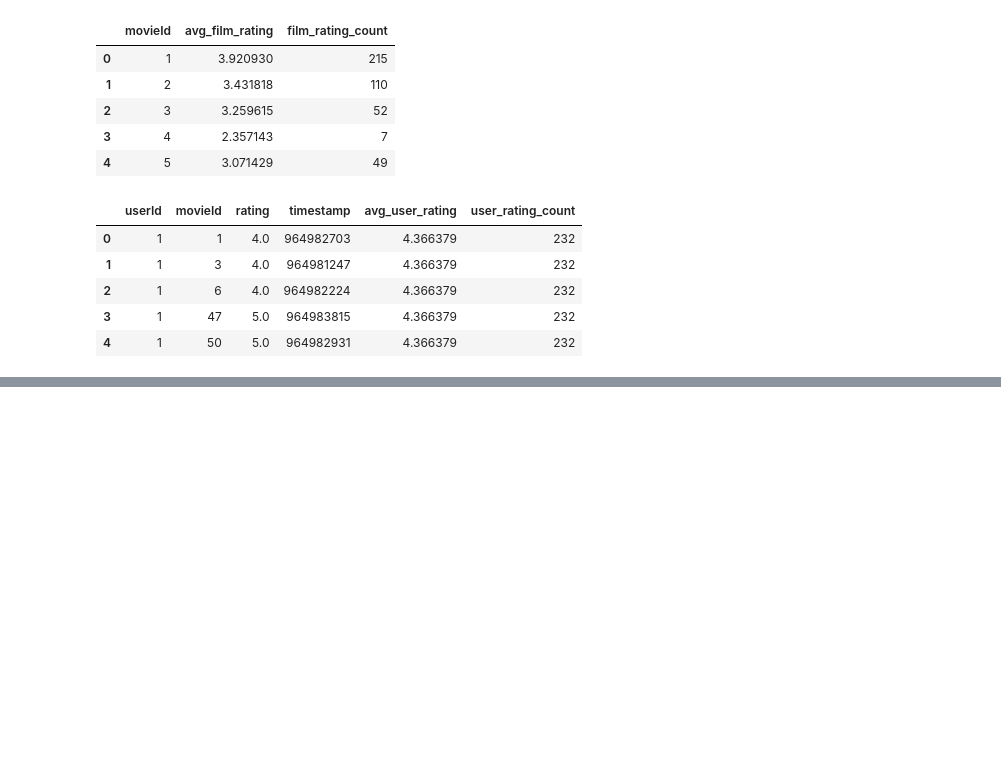
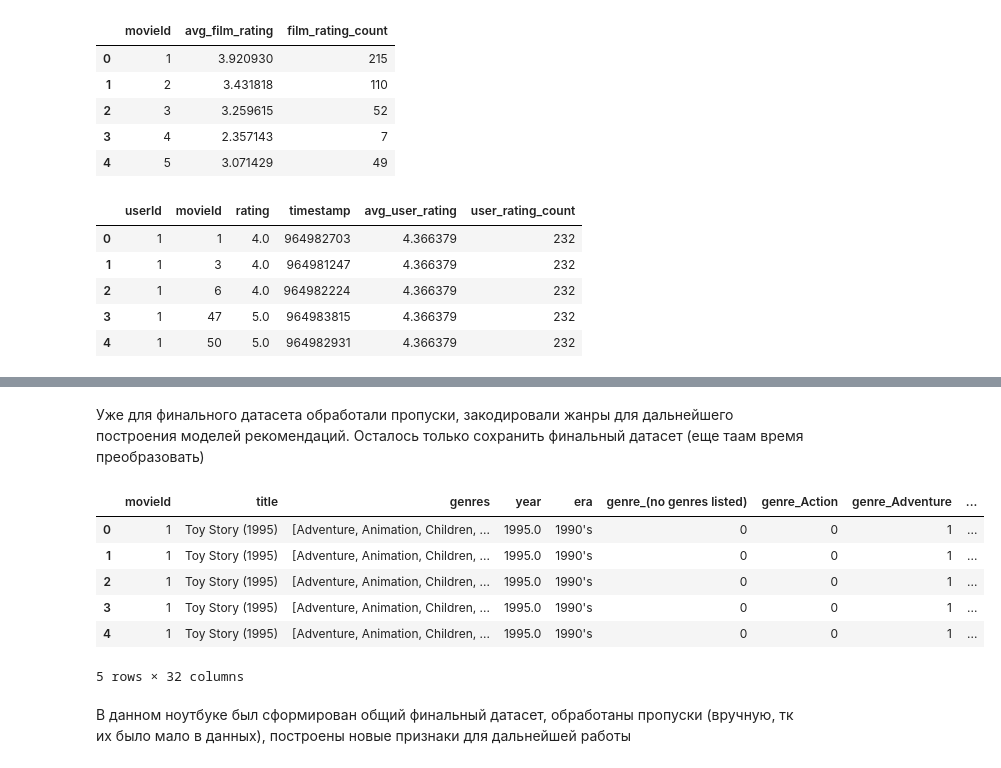
Before and after one commit to gulenkova2200/ai_course, a Jupyter notebook: project/notebooks/feature_eng_and_preprocessing.ipynb, the cells around one changed output, grey strips where cells are left out. Saved outputs shown, nothing was run; the diff lists cells and outputs as text; code cells hidden in the pictures; blank space fills up the shorter version.

```diff
--- a/project/notebooks/feature_eng_and_preprocessing.ipynb
+++ b/project/notebooks/feature_eng_and_preprocessing.ipynb
@@ -164,0 +213,21 @@ df_final.shape
+# %%
+year_fixes = {
+    40697: 1993,   # Babylon 5
+    140956: 2018,  # Ready Player One
+    143410: 2015,  # Hyena Road
+    147250: 1980,  # The Adventures of Sherlock Holmes and Doctor Watson
+    149334: 2016,  # Nocturnal Animals
+    156605: 2016,  # Paterson
+    162414: 2016,  # Moonlight
+    167570: 2016,  # The OA
+    171495: 2019,  # Cosmos
+    171631: 2017,  # Maria Bamford: Old Baby
+    171891: 2017,  # Generation Iron 2
+    176601: 2011   # Black Mirror
+}
+
+for movie_id, year in year_fixes.items():
+    df_final.loc[df_final['movieId'] == movie_id, 'year'] = year
+
+df_final['era'] = df_final['year'].apply(era)
+df_final.isna().sum()
@@ -164,0 +252,2 @@ df_final.shape
+# %% [markdown]
+Уже для финального датасета обработали пропуски, закодировали жанры для дальнейшего построения моделей рекомендаций. Осталось только сохранить финальный датасет (еще таам время преобразовать)
@@ -164,0 +260,11 @@ df_final.shape
+# %%
+df_final['timestamp'] = pd.to_datetime(df_ratings['timestamp'], unit='s')
+df_final.head()
+# %% [output]
+|  | movieId | title | genres | year | era | genre_(no genres listed) | genre_Action | genre_Adventure | ... |
+| 0 | 1 | Toy Story (1995) | [Adventure, Animation, Children, ... | 1995.0 | 1990's | 0 | 0 | 1 | ... |
+| 1 | 1 | Toy Story (1995) | [Adventure, Animation, Children, ... | 1995.0 | 1990's | 0 | 0 | 1 | ... |
+| 2 | 1 | Toy Story (1995) | [Adventure, Animation, Children, ... | 1995.0 | 1990's | 0 | 0 | 1 | ... |
+| 3 | 1 | Toy Story (1995) | [Adventure, Animation, Children, ... | 1995.0 | 1990's | 0 | 0 | 1 | ... |
+| 4 | 1 | Toy Story (1995) | [Adventure, Animation, Children, ... | 1995.0 | 1990's | 0 | 0 | 1 | ... |
+5 rows × 32 columns
@@ -164,0 +278,2 @@ df_final.shape
+# %% [markdown]
+В данном ноутбуке был сформирован общий финальный датасет, обработаны пропуски (вручную, тк их было мало в данных), построены новые признаки для дальнейшей работы
```
Also changed, not shown: parts of 9 cells of this notebook, 50 other files.
